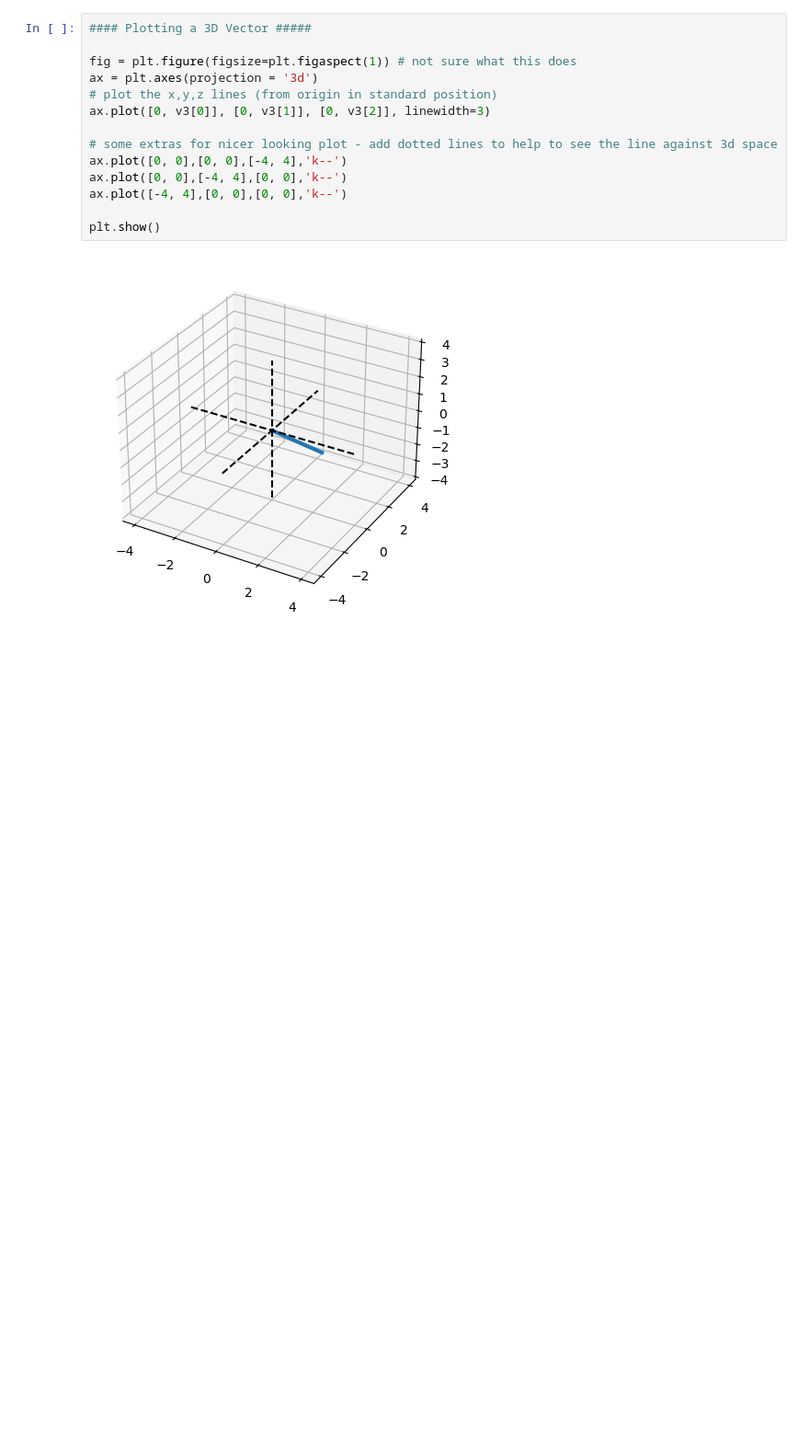
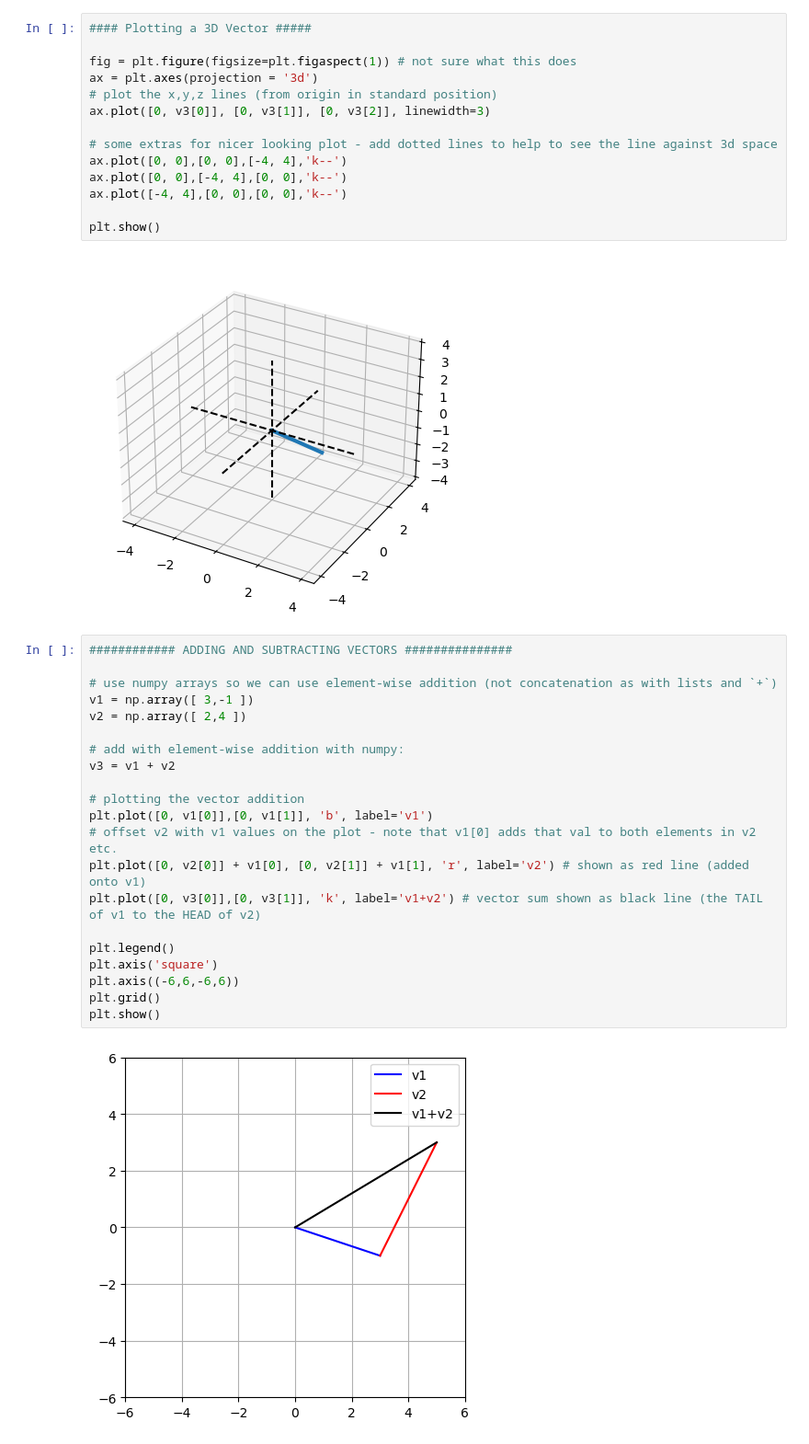
Before and after one commit to BrentGrammer/PROGNOTES, a Jupyter notebook: LinearAlgebra/vectors.ipynb, the cells around one changed output. Shown at 92% size. Drawn from its saved outputs; the diff is of its cells as text; blank space fills up the shorter version.

Commit message:
vector addtion

```diff
--- a/LinearAlgebra/vectors.ipynb
+++ b/LinearAlgebra/vectors.ipynb
@@ -45,3 +45,26 @@ ax.plot([-4, 4],[0, 0],[0, 0],'k--')
 plt.show()
 # %% [output]
 [figure]
+# %%
+############ ADDING AND SUBTRACTING VECTORS ###############
+
+# use numpy arrays so we can use element-wise addition (not concatenation as with lists and `+`)
+v1 = np.array([ 3,-1 ])
+v2 = np.array([ 2,4 ])
+
+# add with element-wise addition with numpy:
+v3 = v1 + v2
+
+# plotting the vector addition
+plt.plot([0, v1[0]],[0, v1[1]], 'b', label='v1')
+# offset v2 with v1 values on the plot - note that v1[0] adds that val to both elements in v2 etc.
+plt.plot([0, v2[0]] + v1[0], [0, v2[1]] + v1[1], 'r', label='v2') # shown as red line (added onto v1)
+plt.plot([0, v3[0]],[0, v3[1]], 'k', label='v1+v2') # vector sum shown as black line (the TAIL of v1 to the HEAD of v2)
+
+plt.legend()
+plt.axis('square')
+plt.axis((-6,6,-6,6))
+plt.grid()
+plt.show()
+# %% [output]
+[figure, added]
```
Also changed, not shown: 1 other file.
